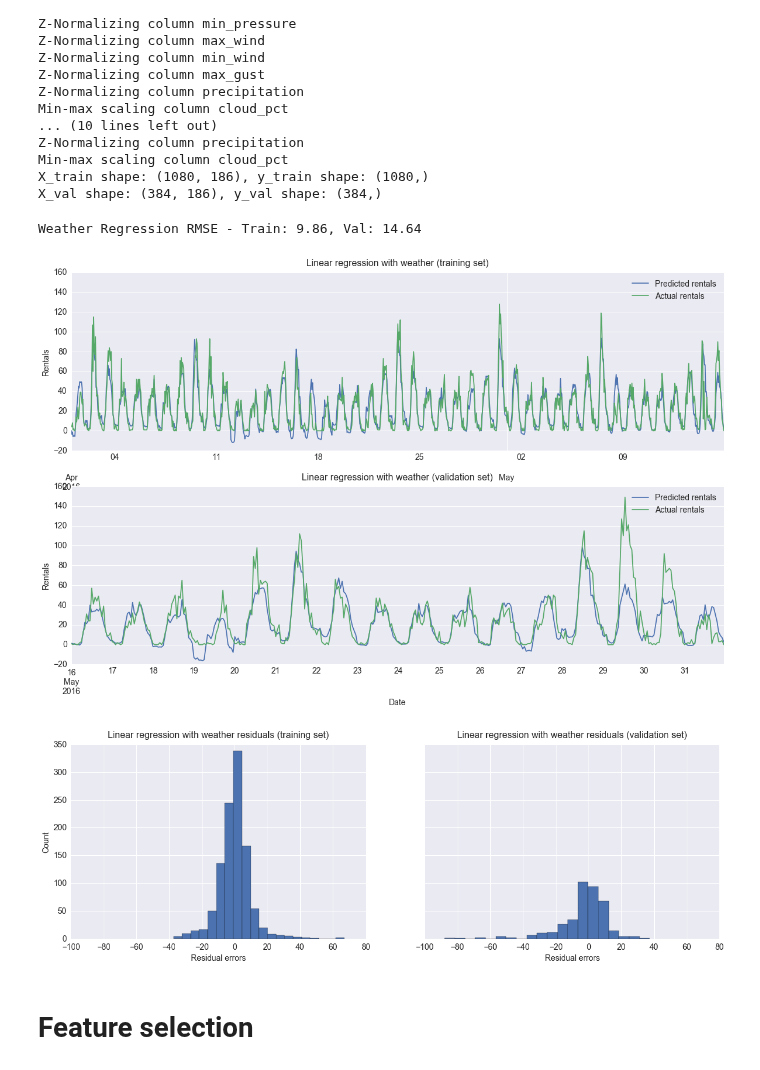
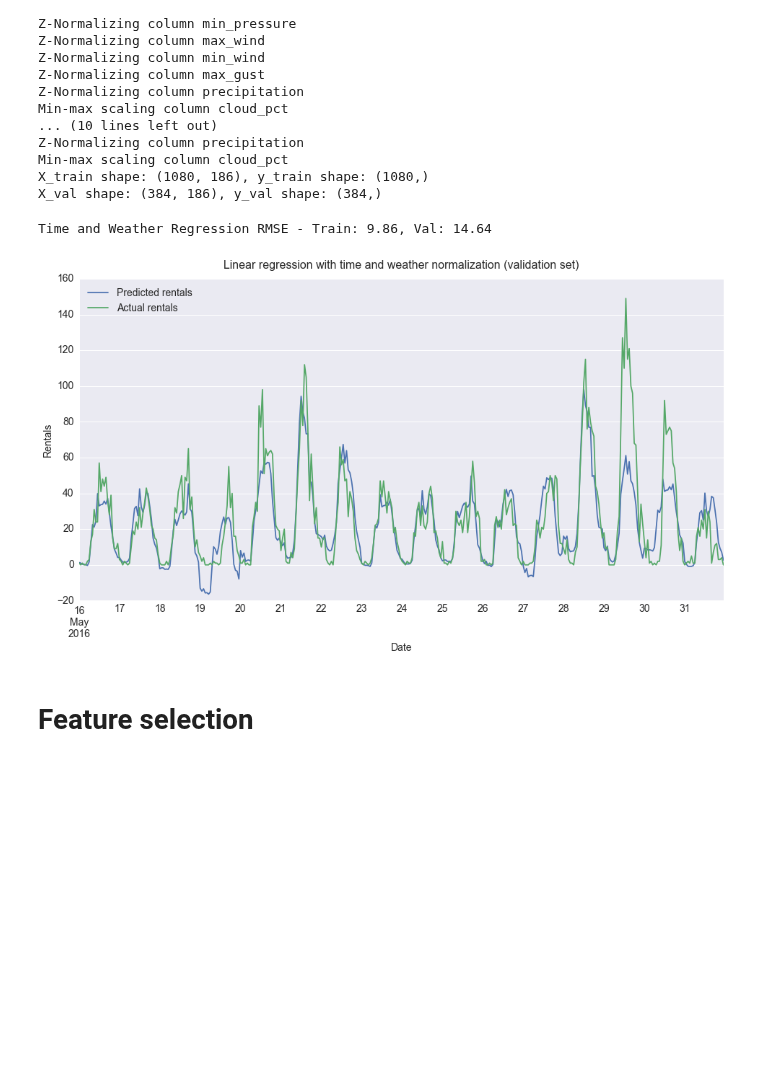
Before and after one commit to timgasser/bcycle-austin, a Jupyter notebook: notebooks/bcycle_hourly_rental_models.ipynb, the cells around one changed output. Saved outputs shown, nothing was run; the diff lists cells and outputs as text; code cells hidden in the pictures; blank space fills up the shorter version.

```diff
--- a/notebooks/bcycle_hourly_rental_models.ipynb
+++ b/notebooks/bcycle_hourly_rental_models.ipynb
@@ -240,23 +285,23 @@ def plot_results(train_df, val_df, pred_col, true_col, title):
 To start off with, let's just calculate the average amount of checkouts for the hour of each day in the training dataset. Then we can predict this level of rentals in the validation set and see how the RMSE looks.
 # %%
 # Create a dataframe with median hourly rentals by day. Has 7 x 24 = 168 rows
-avg_df = train_df.groupby(['dayofweek', 'hour']).median().reset_index()
+avg_df = train_df.groupby(['hour']).median().reset_index()
 
 train_avg_df = pd.merge(train_df, avg_df,
-                        left_on=['dayofweek', 'hour'], right_on=['dayofweek', 'hour'],
+                        on='hour',
                         suffixes=('_true', '_pred'),
                         how='left')
 train_avg_df = train_avg_df.rename(columns ={'rentals_true' : 'true', 'rentals_pred' : 'pred'})
-train_avg_df = train_avg_df[['dayofweek', 'hour', 'true', 'pred']]
+train_avg_df = train_avg_df[['hour', 'true', 'pred']]
 train_avg_df.index = train_df.index
 
 val_avg_df = pd.merge(val_df, avg_df,
-                      left_on=['dayofweek', 'hour'], right_on=['dayofweek', 'hour'],
+                      on='hour',
                       suffixes=('_true', '_pred'),
                       how='left')
 val_avg_df = val_avg_df.rename(columns ={'rentals_true' : 'true', 'rentals_pred' : 'pred'})
-val_avg_df = val_avg_df[['dayofweek', 'hour', 'true', 'pred']]
-val_avg_df.index = val_avg_df.index
+val_avg_df = val_avg_df[['hour', 'true', 'pred']]
+val_avg_df.index = val_df.index
 
-print(val_avg_df.head())
+train_avg_df.head(8)
 # %% [output]
@@ -274,9 +323,10 @@ train_avg_rmse = RMSE(train_avg_df['pred'], train_avg_df['true'])
 val_avg_rmse = RMSE(val_avg_df['pred'], val_avg_df['true'])
 
 # Store the evaluation results
-scores_df = pd.DataFrame({'train_rmse' : train_avg_rmse, 'val_rmse' : val_avg_rmse}, index=['average'])
+scores_df = pd.DataFrame({'train_rmse' : train_avg_rmse, 'val_rmse' : val_avg_rmse}, index=['hourly_median'])
 
 # Print out the RMSE metrics and the prediction
-print('Median baseline RMSE - Train: {:.2f}, Val: {:.2f}'.format(train_avg_rmse, val_avg_rmse))
-plot_results(train_avg_df, val_avg_df, 'pred', 'true', title='Average baseline')
+print('Hourly Median Baseline RMSE - Train: {:.2f}, Val: {:.2f}'.format(train_avg_rmse, val_avg_rmse))
+# plot_results(train_avg_df, val_avg_df, 'pred', 'true', title='Average baseline')
+plot_val(val_avg_df, 'pred', 'true', title='Hourly median baseline prediction')
 # %% [output]
@@ -597,26 +624,26 @@ X_val shape: (384, 186), y_val shape: (384,)
 # %%
 reg = LinearRegression()
 reg.fit(X_train, y_train)
 y_train_pred = reg.predict(X_train)
 reg_train_rmse = np.sqrt(mean_squared_error(y_train, y_train_pred))
 
 y_val_pred = reg.predict(X_val)
 reg_val_rmse = np.sqrt(mean_squared_error(y_val, y_val_pred))
 
-# Store the evaluation results
-if 'linreg_time_weather_norm' not in scores_df.index:
-    scores_df = scores_df.append(pd.DataFrame({'train_rmse' : reg_train_rmse, 'val_rmse' : reg_val_rmse},
-                                              index=['linreg_time_weather_norm']))
+# # Store the evaluation results
+# if 'linreg_time_weather_norm' not in scores_df.index:
+#     scores_df = scores_df.append(pd.DataFrame({'train_rmse' : reg_train_rmse, 'val_rmse' : reg_val_rmse},
+#                                               index=['linreg_time_weather_norm']))
 
-print('Weather Regression RMSE - Train: {:.2f}, Val: {:.2f}'.format(reg_train_rmse, reg_val_rmse))
+print('Time and Weather Regression RMSE - Train: {:.2f}, Val: {:.2f}'.format(reg_train_rmse, reg_val_rmse))
 
 reg_result_train_df, reg_result_val_df = df_from_results(train_df.index, y_train, y_train_pred,
                                                          val_df.index, y_val, y_val_pred)
 
-plot_results(reg_result_train_df, reg_result_val_df, 'pred', 'true', title='Linear regression with weather')
+# plot_results(reg_result_train_df, reg_result_val_df, 'pred', 'true', title='Linear regression with time and weather')
+plot_val(reg_result_val_df, 'pred', 'true', title='Linear regression with time and weather normalization')
 # %% [output]
-Weather Regression RMSE - Train: 9.86, Val: 14.64
+Time and Weather Regression RMSE - Train: 9.86, Val: 14.64
-[figure, old version]
+[figure, new version]
-[figure, removed]
 # %% [markdown]
 # Feature selection
```
Also changed, not shown: parts of 34 cells of this notebook, 2 other files.
